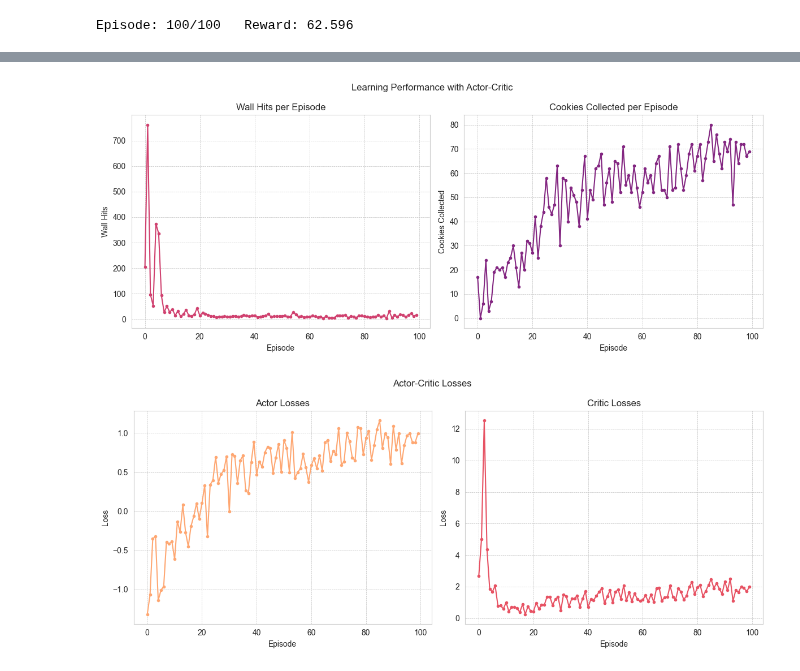
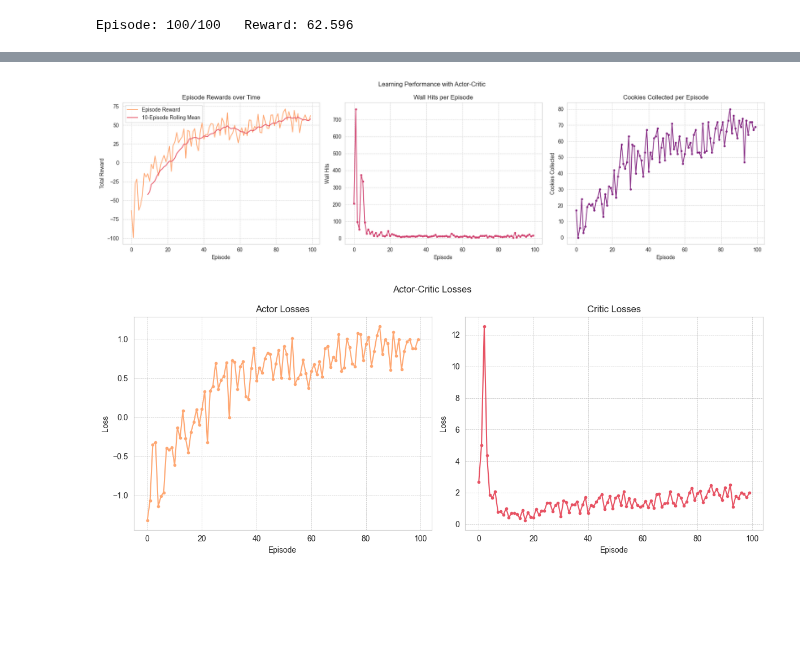
Before and after one commit to kuimetra/reinforcement_learning, a Jupyter notebook: problem_set5/main.ipynb, the cells around one changed output, grey strips where cells are left out. Saved outputs shown, nothing was run; the diff lists cells and outputs as text; code cells hidden in the pictures; blank space fills up the shorter version.

```diff
--- a/problem_set5/main.ipynb
+++ b/problem_set5/main.ipynb
@@ -471,8 +465,8 @@ plot_reward_trends(actor_critic_results["episode_rewards"], method_name="Actor-C
-# %%
-plot_learning_performance(actor_critic_results["episode_wall_hits"], actor_critic_results["episode_cookies_collected"],
-                          method_name="Actor-Critic")
-# %% [output]
-[figure, removed]
+# %%
+plot_learning_performance(actor_critic_results["episode_rewards"], actor_critic_results["episode_wall_hits"],
+                          actor_critic_results["episode_cookies_collected"], method_name="Actor-Critic")
+# %% [output]
+[figure, added]
 # %%
 fig, (ax1, ax2) = plt.subplots(1, 2, figsize=(12, 5))
 
```
Also changed, not shown: parts of 9 cells of this notebook.
